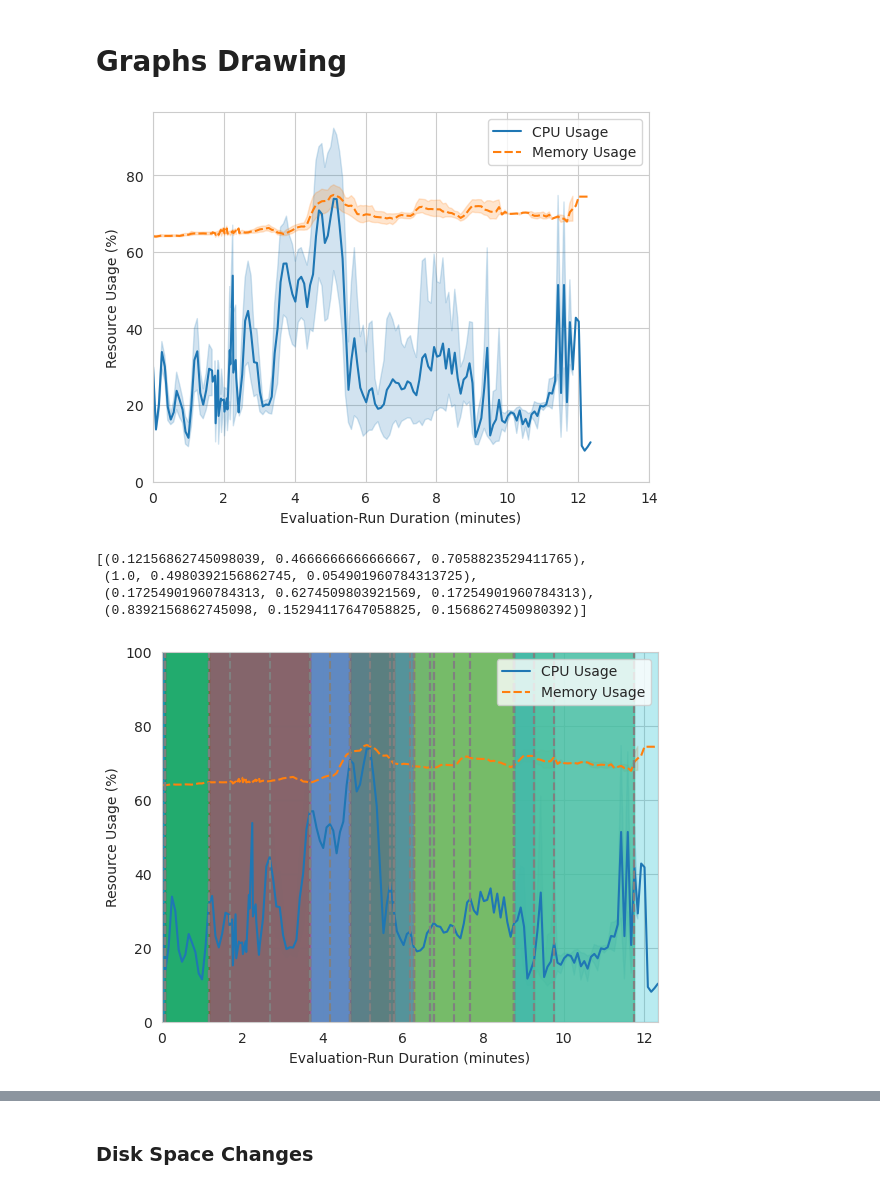
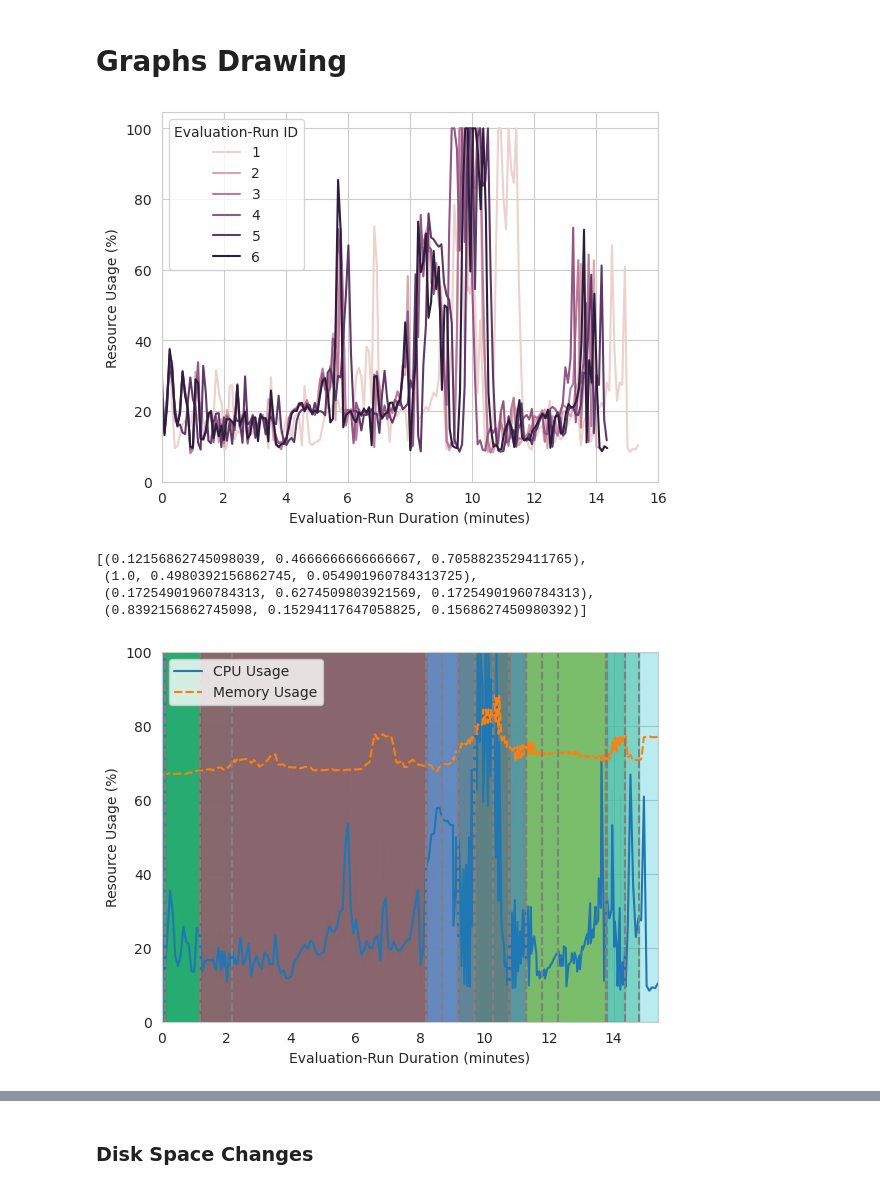
Before and after one commit to oakestra/oakestra-cli, a Jupyter notebook: oak_cli/evaluation/addons/flops/graphs.ipynb, the cells around one changed output, grey strips where cells are left out. Saved outputs shown, nothing was run; the diff lists cells and outputs as text; code cells hidden in the pictures.

```diff
--- a/oak_cli/evaluation/addons/flops/graphs.ipynb
+++ b/oak_cli/evaluation/addons/flops/graphs.ipynb
@@ -33,7 +33,7 @@ if not csv_dir.exists():
 # %% [markdown]
 ### Common Graph Configuration
 # %%
-csv_files = glob.glob(f'{csv_dir}/*.csv')
+csv_files = glob.glob(f'{csv_dir}/evaluation_run_*.csv')
 df = pd.concat([pd.read_csv(file) for file in csv_files], ignore_index=True)
 
 trained_model_df = pd.read_csv(TRAINED_MODEL_PERFORMANCE_CSV)
@@ -57,20 +57,20 @@ flops_palette = "rainbow"
 # %%
 fig, ax = plt.subplots()
 
 #df = df[df[ResourcesCSVKeys.EVALUATION_RUN_ID.value] != 6]
 
-sns.lineplot(data=df[CPU_AND_MEMORY_KEYS])
-#sns.lineplot(data=df, x=ResourcesCSVKeys.TIME_SINCE_START.value, y=ResourcesCSVKeys.CPU_USAGE.value, hue=ResourcesCSVKeys.EVALUATION_RUN_ID.value)
+#sns.lineplot(data=df[CPU_AND_MEMORY_KEYS])
+sns.lineplot(data=df, x=ResourcesCSVKeys.TIME_SINCE_START.value, y=ResourcesCSVKeys.CPU_USAGE.value, hue=ResourcesCSVKeys.EVALUATION_RUN_ID.value)
 
 plt.xlabel(get_evaluation_run_duration_label())
 plt.ylabel("Resource Usage (%)")
 plt.xlim([0, max(df.index)])
 plt.ylim(0)
 adjust_xticks(ax)
 
 plt.show()
 # %% [output]
-[figure, old version]
+[figure, new version]
 # %%
 #sns.color_palette(palette=flops_palette, n_colors=4)
 #sns.color_palette(palette="hsv", n_colors=4)
@@ -127,7 +127,7 @@ plt.ylim(0, 100)
 
 plt.show()
 # %% [output]
-[figure, old version]
+[figure, new version]
 # %%
 plt.figure(figsize=(25, 10))
 sns.violinplot(
```
Also changed, not shown: parts of 10 cells of this notebook, 18 other files.
